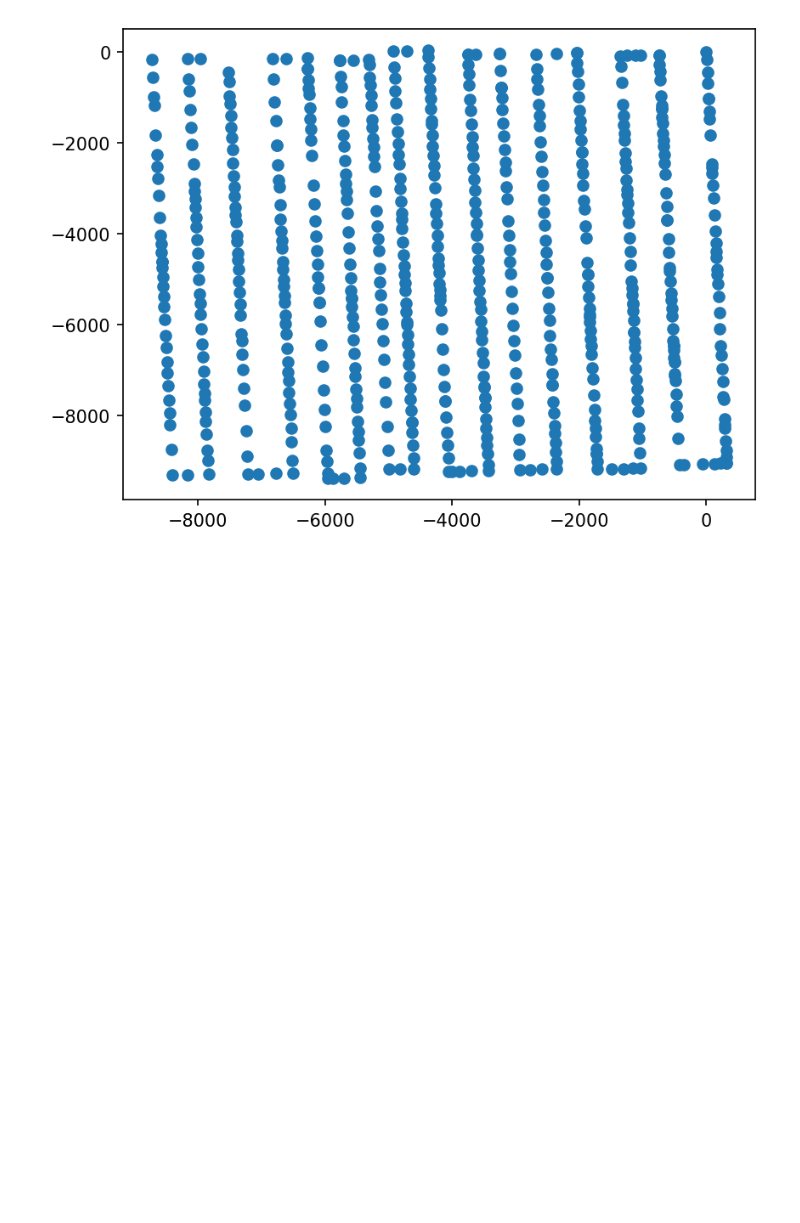
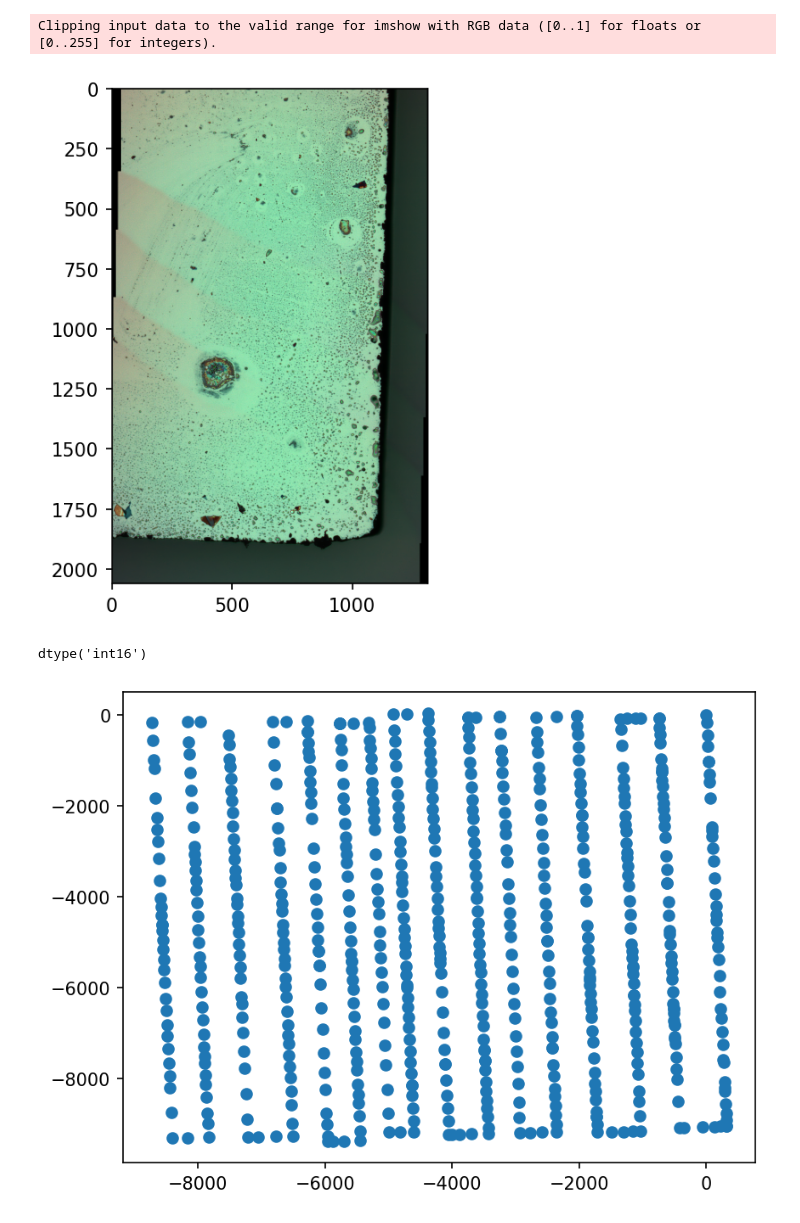
Before and after one commit to Jfeatherstone/stitcher, a Jupyter notebook: ManualStitch.ipynb, the cells around one changed output. Cells and saved outputs as stored; diff of their text form; code cells hidden in the pictures; blank space fills up the shorter version.

```diff
--- a/ManualStitch.ipynb
+++ b/ManualStitch.ipynb
@@ -36,3 +36,32 @@ Found 618 stable images
+# %%
+imgArr = [cv2.imread(images[i]) for i in stableImageIndices]
+
+features = af.detectFeatures(imgArr)
+
+stitchOffsetArr = []
+stitchAngleArr = []
+
+for i in range(len(imgArr)-1):
+    dr, da = af.computeAlignment(features[i], features[i+1])
+
+    stitchOffsetArr.append(dr)
+    stitchAngleArr.append(da)
+
+absoluteStitchPositions = np.cumsum(stitchOffsetArr, axis=0)
+
+#corners = [tuple(arr) for arr in absoluteStitchPositions.astype(np.int16)]
+
+stitchedImg = af.stitchImages(imgArr, absoluteStitchPositions)
+
+plt.imshow(stitchedImg)
+plt.show()
+# %% [output]
+Clipping input data to the valid range for imshow with RGB data ([0..1] for floats or [0..255] for integers).
+[figure, added]
+# %%
+stitchedImg.dtype
+# %% [output]
+dtype('int16')
 # %%
 stitchedOffsets = [[0,0]]
 stitchedOffsetErrors = [0]
```
Also changed, not shown: parts of 3 cells of this notebook, 7 other files.
